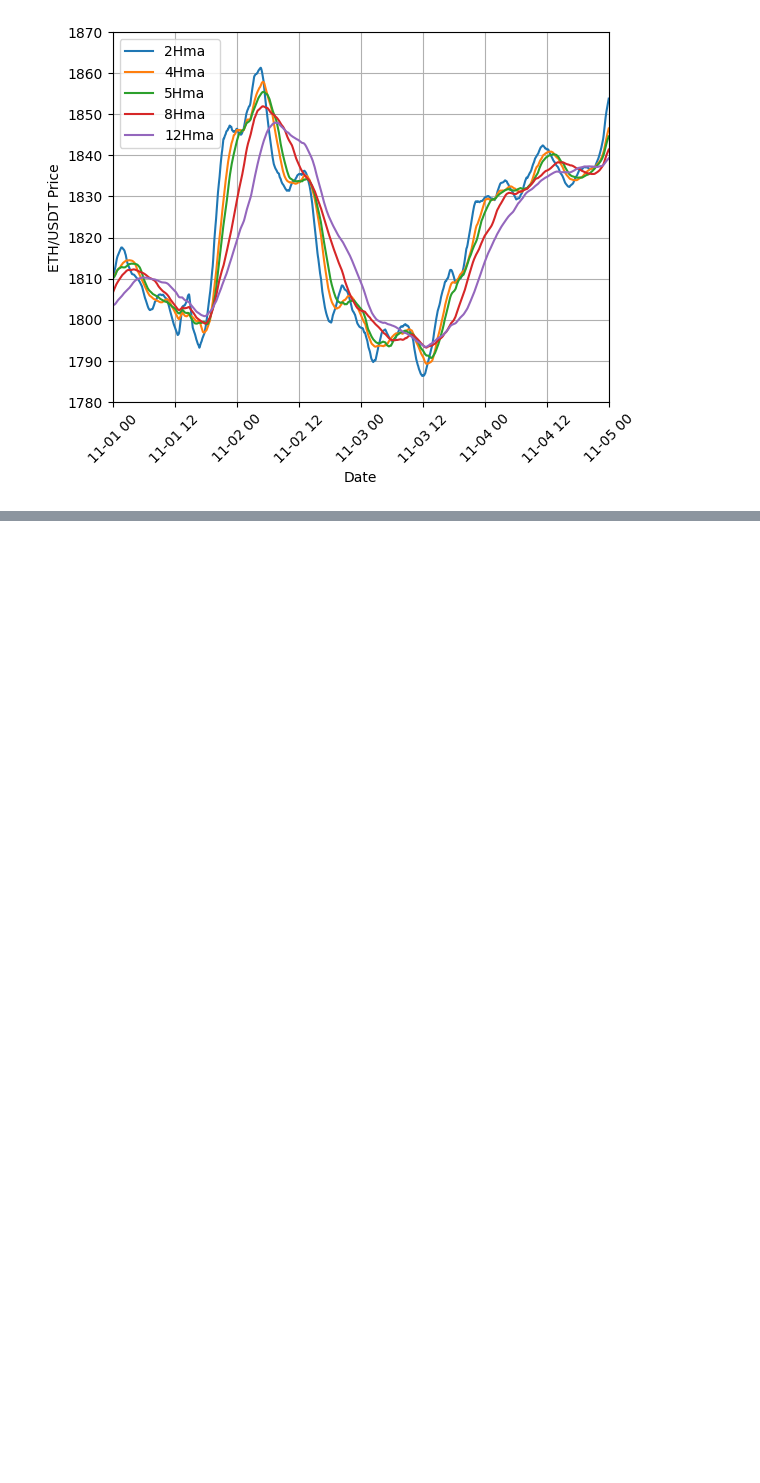
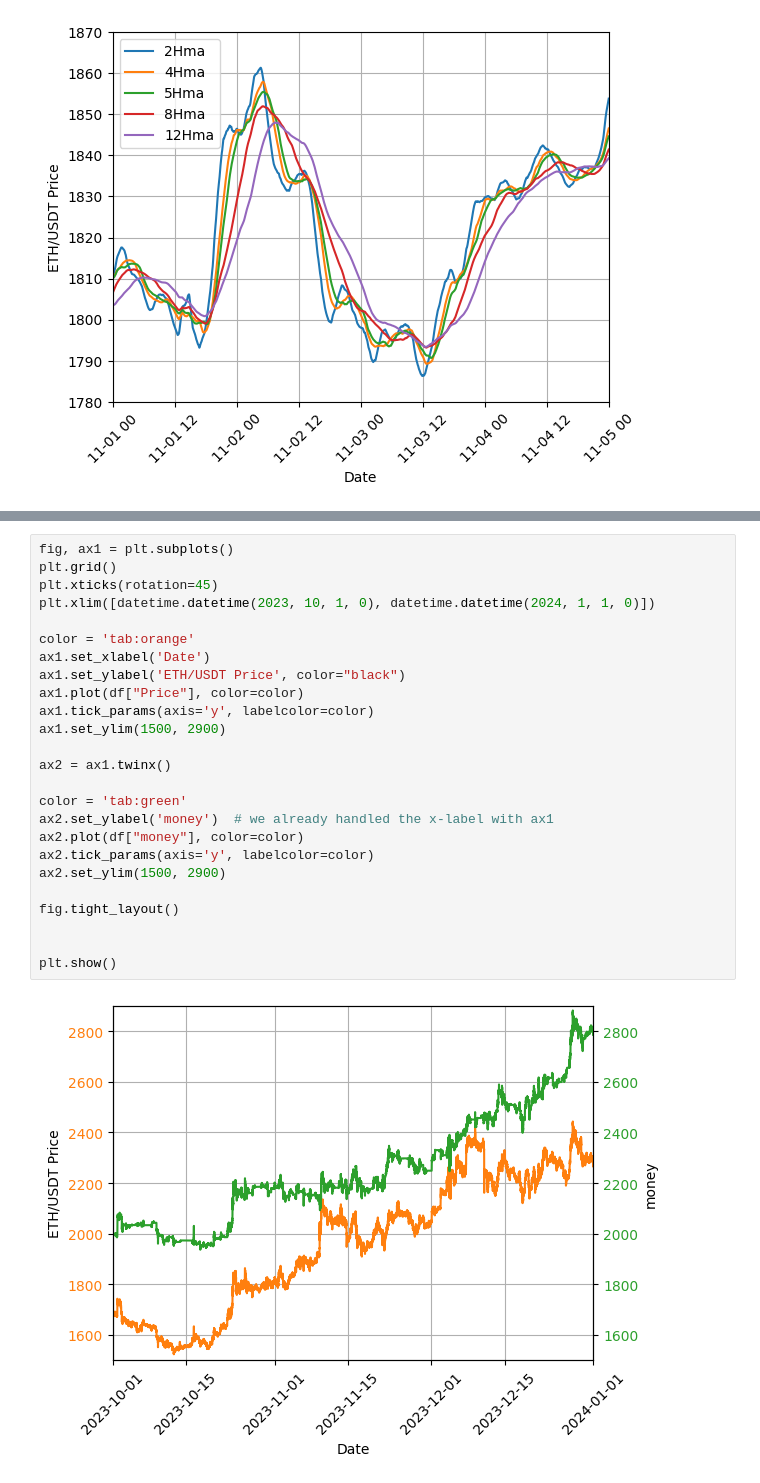
Before and after one commit to ren-tao01/I-Momentum-Trading, a Jupyter notebook: src/mts.ipynb, the cells around one changed output, grey strips where cells are left out. Saved outputs shown, nothing was run; the diff lists cells and outputs as text; blank space fills up the shorter version.

```diff
--- a/src/mts.ipynb
+++ b/src/mts.ipynb
@@ -63,0 +136,27 @@ df["dist4"] = df["8H_ma"] / df["12H_ma"]
+# %%
+fig, ax1 = plt.subplots()
+plt.grid()
+plt.xticks(rotation=45)
+plt.xlim([datetime.datetime(2023, 10, 1, 0), datetime.datetime(2024, 1, 1, 0)])
+
+color = 'tab:orange'
+ax1.set_xlabel('Date')
+ax1.set_ylabel('ETH/USDT Price', color="black")
+ax1.plot(df["Price"], color=color)
+ax1.tick_params(axis='y', labelcolor=color)
+ax1.set_ylim(1500, 2900)
+
+ax2 = ax1.twinx()
+
+color = 'tab:green'
+ax2.set_ylabel('money')  # we already handled the x-label with ax1
+ax2.plot(df["money"], color=color)
+ax2.tick_params(axis='y', labelcolor=color)
+ax2.set_ylim(1500, 2900)
+
+fig.tight_layout()
+
+
+plt.show()
+# %% [output]
+[figure, added]
```
Also changed, not shown: parts of 6 cells of this notebook.
